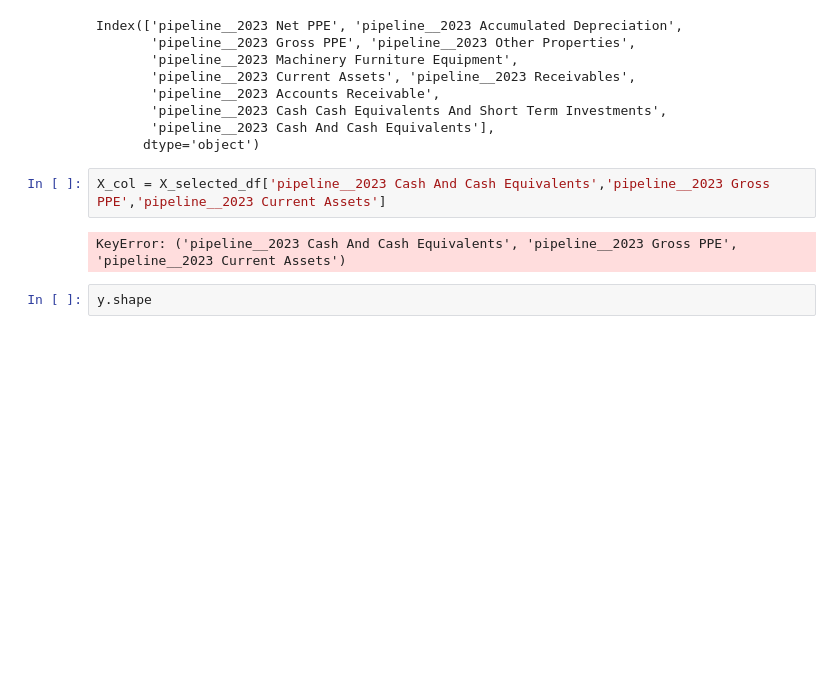
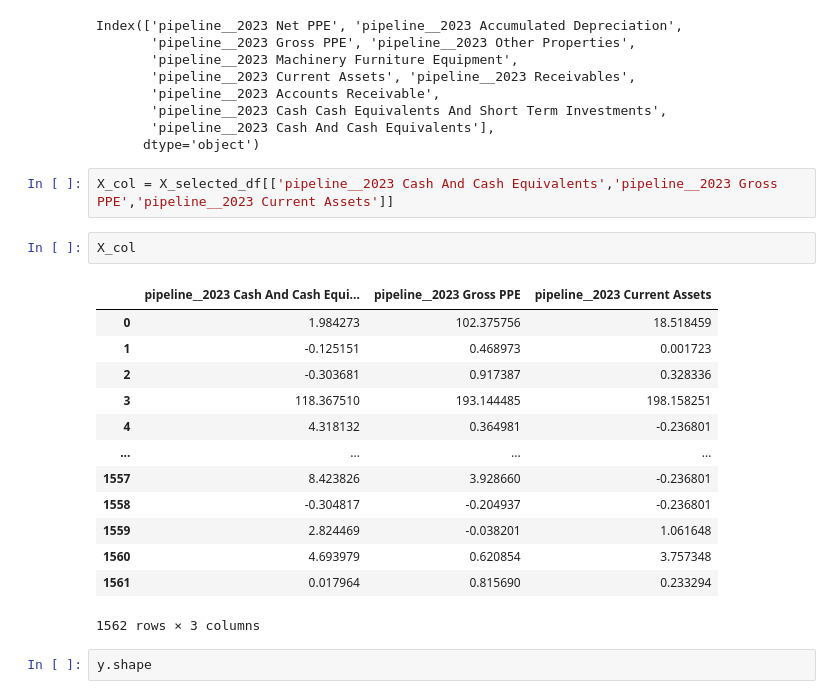
Before and after one commit to jorgeluisgg/project_awesome, a Jupyter notebook: model_creation.ipynb, the cells around one changed output. Saved outputs shown, nothing was run; the diff lists cells and outputs as text; blank space fills up the shorter version.

```diff
--- a/model_creation.ipynb
+++ b/model_creation.ipynb
@@ -297,9 +297,23 @@ Index(['pipeline__2023 Net PPE', 'pipeline__2023 Accumulated Depreciation',
        'pipeline__2023 Cash And Cash Equivalents'],
       dtype='object')
 # %%
-X_col = X_selected_df['pipeline__2023 Cash And Cash Equivalents','pipeline__2023 Gross PPE','pipeline__2023 Current Assets']
+X_col = X_selected_df[['pipeline__2023 Cash And Cash Equivalents','pipeline__2023 Gross PPE','pipeline__2023 Current Assets']]
-# %% [output]
-KeyError: ('pipeline__2023 Cash And Cash Equivalents', 'pipeline__2023 Gross PPE', 'pipeline__2023 Current Assets')
+# %%
+X_col
+# %% [output]
+|  | pipeline__2023 Cash And Cash Equi... | pipeline__2023 Gross PPE | pipeline__2023 Current Assets |
+| 0 | 1.984273 | 102.375756 | 18.518459 |
+| 1 | -0.125151 | 0.468973 | 0.001723 |
+| 2 | -0.303681 | 0.917387 | 0.328336 |
+| 3 | 118.367510 | 193.144485 | 198.158251 |
+| 4 | 4.318132 | 0.364981 | -0.236801 |
+| ... | ... | ... | ... |
+| 1557 | 8.423826 | 3.928660 | -0.236801 |
+| 1558 | -0.304817 | -0.204937 | -0.236801 |
+| 1559 | 2.824469 | -0.038201 | 1.061648 |
+| 1560 | 4.693979 | 0.620854 | 3.757348 |
+| 1561 | 0.017964 | 0.815690 | 0.233294 |
+1562 rows × 3 columns
 # %%
 y.shape
 # %% [output]
```
Also changed, not shown: parts of 1 cell of this notebook.
